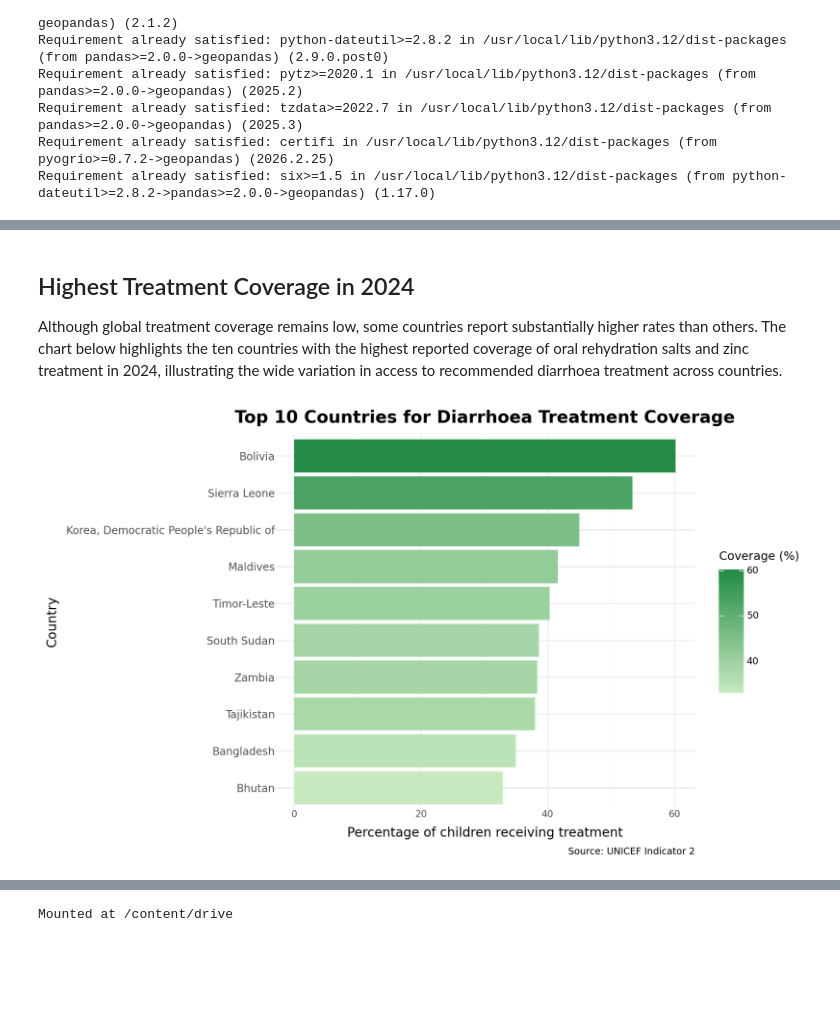
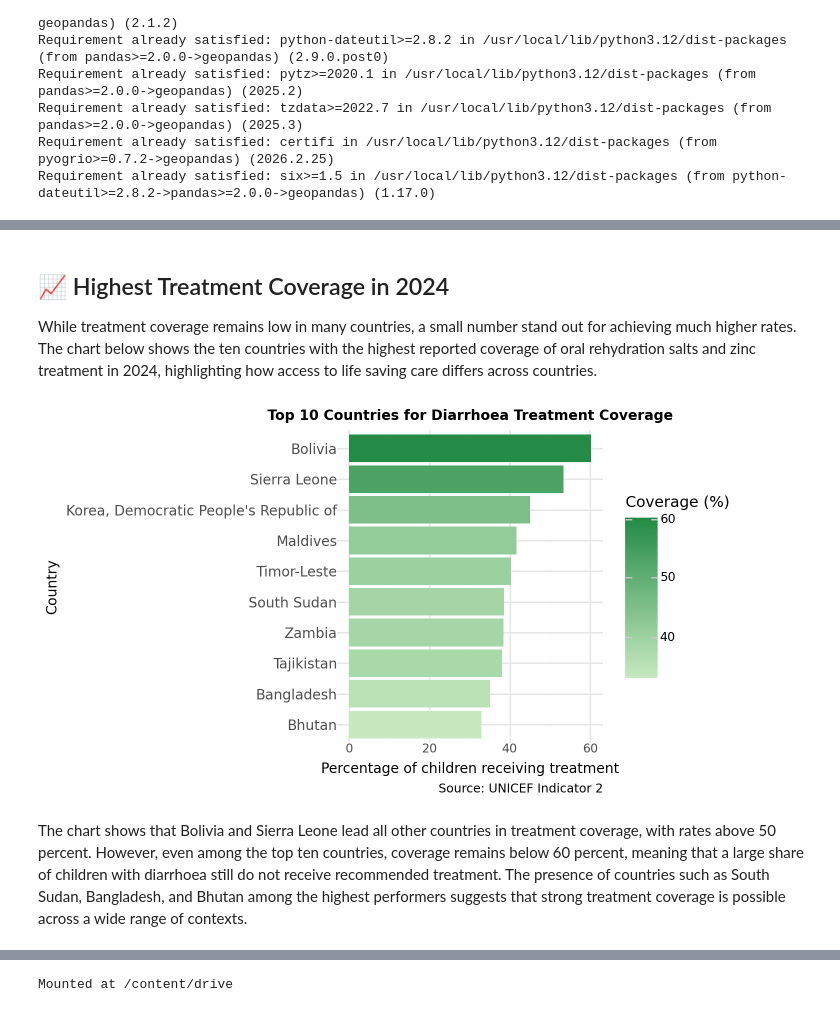
Before and after one commit to laniquahendricks2/laniquahendricks2.github.io, a Jupyter notebook: UNICEF_Assignment.ipynb, the cells around one changed output, grey strips where cells are left out. Saved outputs shown, nothing was run; the diff lists cells and outputs as text; code cells hidden in the pictures; blank space fills up the shorter version.

```diff
--- a/UNICEF_Assignment.ipynb
+++ b/UNICEF_Assignment.ipynb
@@ -504,9 +545,11 @@ top10 = (
 # %% [markdown]
-## Highest Treatment Coverage in 2024
+## 📈 Highest Treatment Coverage in 2024
 
-Although global treatment coverage remains low, some countries report substantially higher rates than others. The chart below highlights the ten countries with the highest reported coverage of oral rehydration salts and zinc treatment in 2024, illustrating the wide variation in access to recommended diarrhoea treatment across countries.
+While treatment coverage remains low in many countries, a small number stand out for achieving much higher rates. The chart below shows the ten countries with the highest reported coverage of oral rehydration salts and zinc treatment in 2024, highlighting how access to life saving care differs across countries.
 # %%
 #| echo: false
+#| label: fig-top10
+#| fig-cap: "Bolivia and Sierra Leone report the highest treatment coverage, although even the best performing countries still leave many children without treatment."
 from plotnine import ggplot, aes, geom_col, coord_flip, scale_fill_gradient, labs, theme_minimal, element_text, theme
 
 # Ensure latest_country is defined if this cell is run independently
@@ -517,34 +560,36 @@ top10 = (
     .sort("obs_value", descending=True)
     .head(10)
 )
 
 (    ggplot(
         top10.to_pandas(),
         aes(
             x="reorder(country, obs_value)",
             y="obs_value",
             fill="obs_value"
         )
     )
     + geom_col()
     + coord_flip()
     + scale_fill_gradient(low="#C7E9C0", high="#238B45")
     + labs(
         title="Top 10 Countries for Diarrhoea Treatment Coverage",
         x="Country",
         y="Percentage of children receiving treatment",
         fill="Coverage (%)",
         caption="Source: UNICEF Indicator 2"
     )
     + theme_minimal()
     + theme(
-        figure_size=(10,6),
-        plot_title=element_text(size=16, weight="bold"),
+        figure_size=(7,4),
+        plot_title=element_text(size=10, weight="bold"),
         plot_subtitle=element_text(size=11),
-        axis_title=element_text(size=12),
+        axis_title=element_text(size=10),
         axis_text_y=element_text(size=10),
         legend_position="right"
     )
 )
 # %% [output]
-[figure, old version]
+[figure, new version]
+# %% [markdown]
+The chart shows that Bolivia and Sierra Leone lead all other countries in treatment coverage, with rates above 50 percent. However, even among the top ten countries, coverage remains below 60 percent, meaning that a large share of children with diarrhoea still do not receive recommended treatment. The presence of countries such as South Sudan, Bangladesh, and Bhutan among the highest performers suggests that strong treatment coverage is possible across a wide range of contexts.
```
Also changed, not shown: parts of 37 cells of this notebook.
